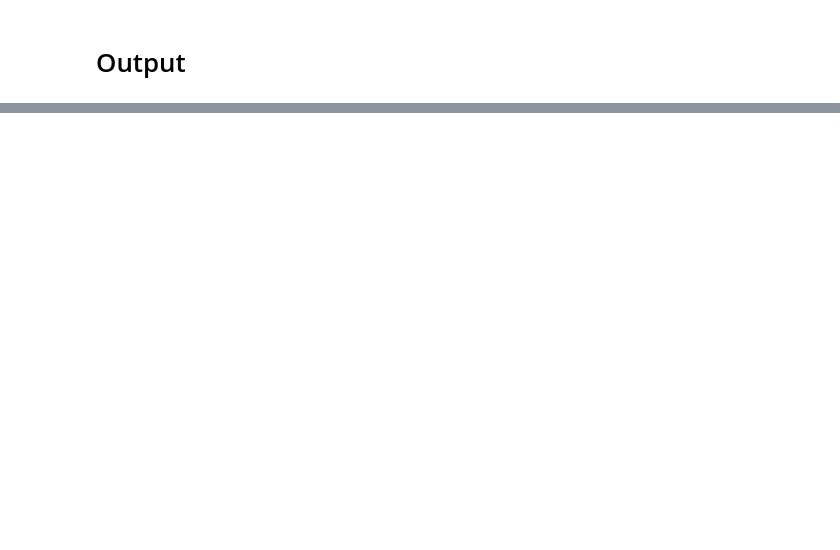
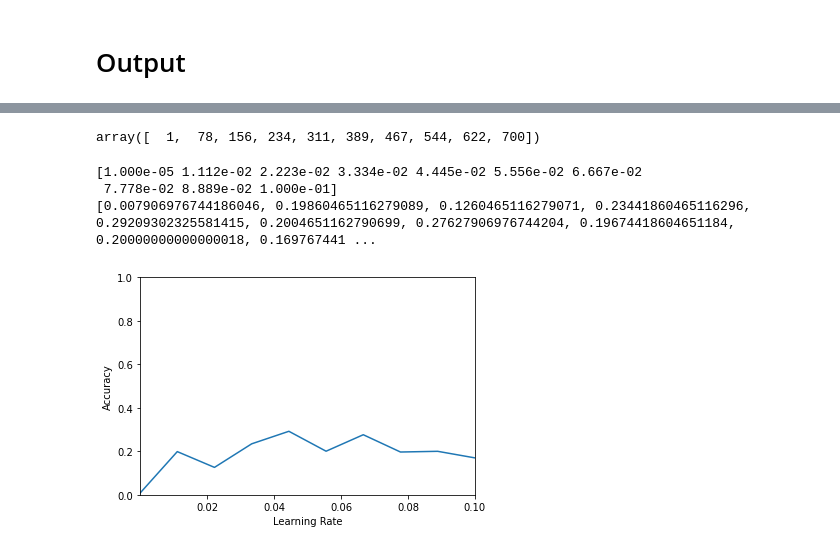
Before and after one commit to aTegart/abc-music-gen, a Jupyter notebook: D3.ipynb, the cells around one changed output, grey strips where cells are left out. Saved outputs shown, nothing was run; the diff lists cells and outputs as text; code cells hidden in the pictures; blank space fills up the shorter version.

```diff
--- a/D3.ipynb
+++ b/D3.ipynb
@@ -296,15 +295,15 @@ Model parameters:
 # %%
 ### Define hyperarameters
 # Model params
-rnn_units = 512 # suggeted range: 1 - 2048, default: 1024
+rnn_units = 1820 #512 # suggeted range: 1 - 2048, default: 1024
 uniq_chars_len = len(uniq_chars)
 embedding_dim = 256
 
 # Optimization params
-training_cycles = 3000 # increase to make longer trainings default: 2000
-batch_size = 10 # suggested range: 1 - 64 default 4
-seq_len = 300 # suggested range: 50 - 500 default 100
-learning_rate = 2e-3 # suggested range: 1e-5 - 1e-1, default: 5e-3
+training_cycles = 5000 #5000 #3000 # increase to make longer trainings default: 2000
+batch_size = 57 #10 # suggested range: 1 - 64 default 4
+seq_len = 450 #300 # suggested range: 50 - 500 default 100
+learning_rate = 5e-3 #4e-2 #5e-3 #0.04445000000000001 #2e-3 # suggested range: 1e-5 - 1e-1, default: 5e-3
 
 # Checkpoint location
 ckpt_dir = './training_checkpoints'
@@ -406,14 +419,14 @@ _________________________________________________________________
 # %% [markdown]
 # Generate result
 # %%
-def generate_text(model, start_string, len=1000):
+def generate_text(model, start_string, cycle_len=1000):
   input_vector = [char_num_map[s] for s in start_string]
   input_vector = tf.expand_dims(input_vector, 0)
   text_generated = []
   model.reset_states()
   tqdm._instances.clear()
 
-  for i in range(len):
+  for i in range(cycle_len):
     predictions = model(input_vector)
     predictions = tf.squeeze(predictions, 0)
     predicted_id = tf.random.categorical(predictions, num_samples=1)[-1, 0].numpy()
@@ -434,7 +447,7 @@ def find_first_n_in_tune(song, n):
   seed = song[:tune_index + n]
   return tune_index, seed
 
-def find_accuracy(songs, n):
+def find_accuracy(songs, n, model):
   correct = 0
   total = 0
   for song in songs:
@@ -442,22 +455,22 @@ def find_accuracy(songs, n):
     if tune_index + n > len(song):
       print("INDEX OUT OF RANGE, SKIPPING\n")
       continue
-    char_generated = generate_text(rnn_model, start_string=seed, len = 1)[-1]
+    char_generated = generate_text(model, start_string=seed, cycle_len = 1)[-1]
     char_expected = song[tune_index + n]
     if char_generated == char_expected:
       correct += 1
     total += 1
    # print(song)
-   # print("seed: \"" + seed + "\" expected: \"" + char_expected + "\" prediction: \"" + char_generated + '\"\n')
+    print("seed: \"" + seed + "\" expected: \"" + char_expected + "\" prediction: \"" + char_generated + '\"\n')
   return correct/total
 
-# generated_text = generate_text(rnn_model, start_string=':', len=1000)
+# generated_text = generate_text(model, start_string=':', cycle_len=1000)
 if ISOBJTESTING:
 # Choose the seed as the first 8 tokens of a tune from our validation dataset
   outputs = []
   sum = 0
   for i in range(50):
-    accuracy = find_accuracy(validation_set, 8)
+    accuracy = find_accuracy(validation_set, 8, rnn_model)
     # print("\nAccuracy = {0:.0%}".format(accuracy))
     outputs.append(accuracy)
     sum += accuracy
@@ -497,0 +835,7 @@ R:Waltz
+# %%
+import numpy as np
+#np.linspace(1, 64, 10, dtype = int)
+# np.linspace(1, 5000, 10, dtype=int)
+np.linspace(1, 700, 10, dtype=int)
+# %% [output]
+array([  1,  78, 156, 234, 311, 389, 467, 544, 622, 700])
@@ -497,0 +848,17 @@ R:Waltz
+# %%
+#plt.plot(hypvals, averages)
+# plt.xlabel('Training Cycles')
+# plt.ylabel('Accuracy')
+
+# plt.plot(cycle_sizes, cycle_avgs)
+plt.xlabel('Learning Rate')
+plt.ylabel('Accuracy')
+plt.axis([1e-5, 1e-1, 0, 1])
+plt.plot(learning_rate_list, learning_rate_avg)
+print(learning_rate_list)
+print(learning_rate_avg)
+# %% [output]
+[1.000e-05 1.112e-02 2.223e-02 3.334e-02 4.445e-02 5.556e-02 6.667e-02
+ 7.778e-02 8.889e-02 1.000e-01]
+[0.007906976744186046, 0.19860465116279089, 0.1260465116279071, 0.23441860465116296, 0.29209302325581415, 0.2004651162790699, 0.27627906976744204, 0.19674418604651184, 0.20000000000000018, 0.169767441 ...
+[figure, added]
```
Also changed, not shown: parts of 16 cells of this notebook.
